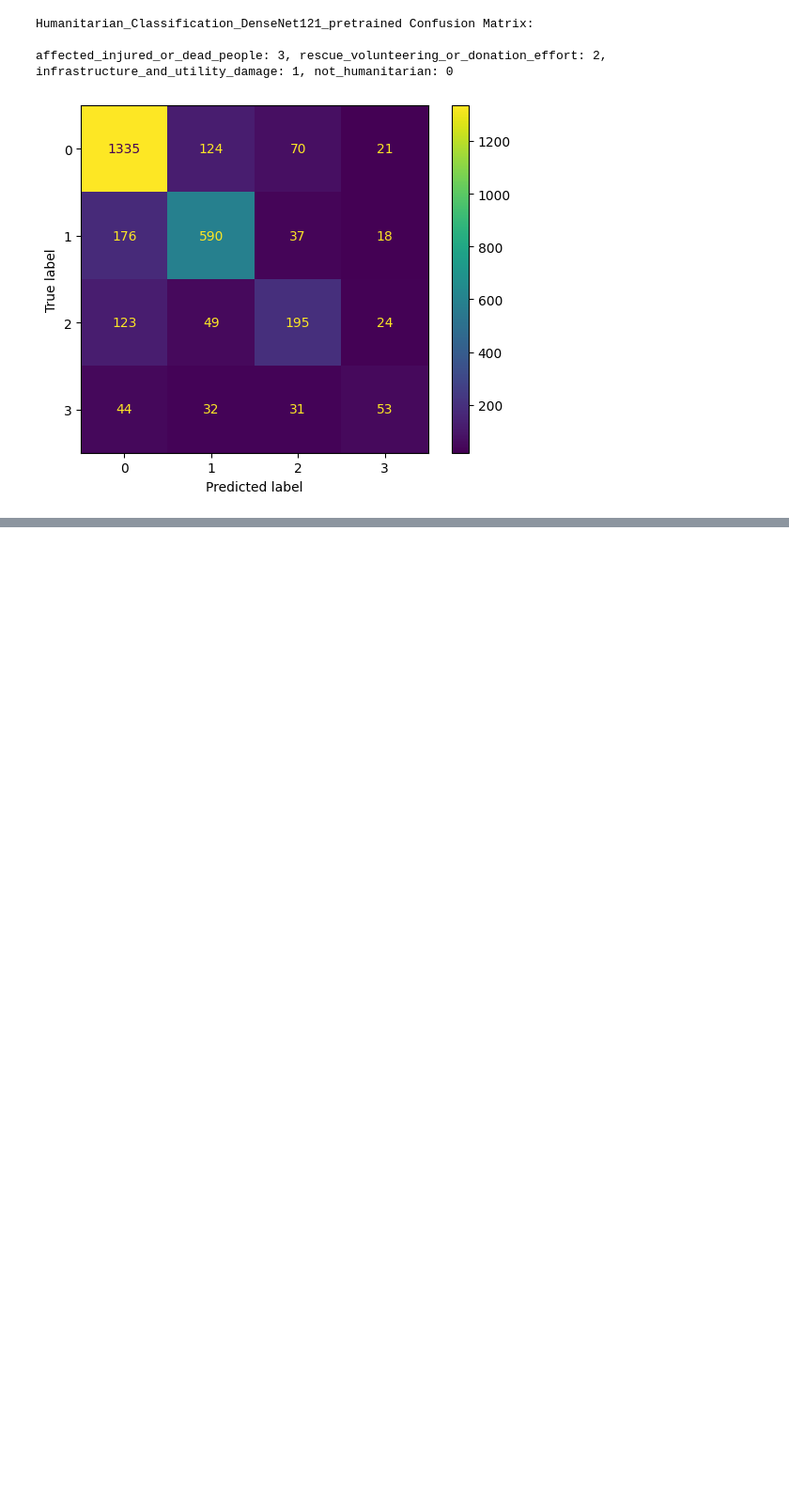
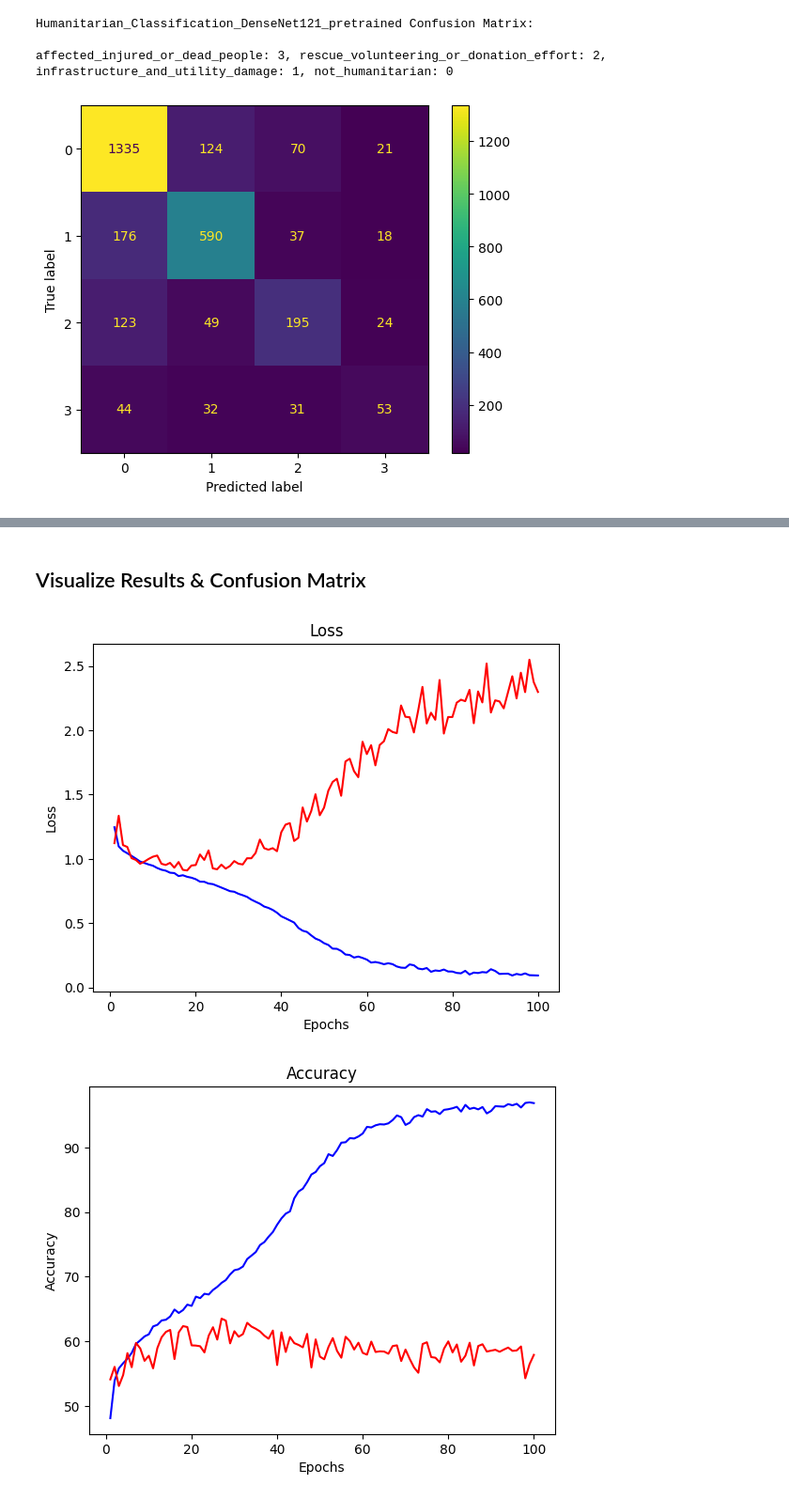
Before and after one commit to lmc6130/Crisis-Vision-Datasets-Reproduce, a Jupyter notebook: Humanitarian Task.ipynb, the cells around one changed output, grey strips where cells are left out. Shown at 94% size. Drawn from its saved outputs; the diff is of its cells as text; code cells hidden in the pictures; blank space fills up the shorter version.

```diff
--- a/Reproduce Humanitarian.ipynb
+++ b/Humanitarian Task.ipynb
@@ -1669,0 +1897,12 @@ affected_injured_or_dead_people: 3, rescue_volunteering_or_donation_effort: 2, i
+# %%
+model = models.efficientnet_b1(weights=None)
+num_ftrs = model.classifier[-1].in_features
+model.classifier[-1] = nn.Linear(num_ftrs, len(class_label_map))
+model = model.to(device)
+
+optimizer = torch.optim.Adam(model.parameters(), lr=0.01)
+lr_scheduler = torch.optim.lr_scheduler.StepLR(optimizer, step_size=10, gamma=0.1)
+criterion = nn.CrossEntropyLoss()
+
+train_logs = {"loss": [], "accuracy": [], "acc": [], "f1": [], "f1-score": [], "time": []}
+val_logs = {"loss": [], "accuracy": [], "acc": [], "f1": [], "f1-score": [], "time": []}
@@ -1669,0 +2085,21 @@ affected_injured_or_dead_people: 3, rescue_volunteering_or_donation_effort: 2, i
+# %% [markdown]
+## Visualize Results & Confusion Matrix
+# %%
+# Loss
+plt.title("Loss")
+plt.plot(np.arange(1, epochs+1, 1), train_logs["loss"], color = 'blue')
+plt.plot(np.arange(1, epochs+1, 1), val_logs["loss"], color = 'red')
+plt.xlabel("Epochs")
+plt.ylabel("Loss")
+plt.show()
+
+# Accuracy
+plt.title("Accuracy")
+plt.plot(np.arange(1, epochs+1, 1), train_logs["accuracy"], color = 'blue')
+plt.plot(np.arange(1, epochs+1, 1), val_logs["accuracy"], color = 'red')
+plt.xlabel("Epochs")
+plt.ylabel("Accuracy")
+plt.show()
+# %% [output]
+[figure, added]
+[figure, added]
```
Also changed, not shown: parts of 14 cells of this notebook.
